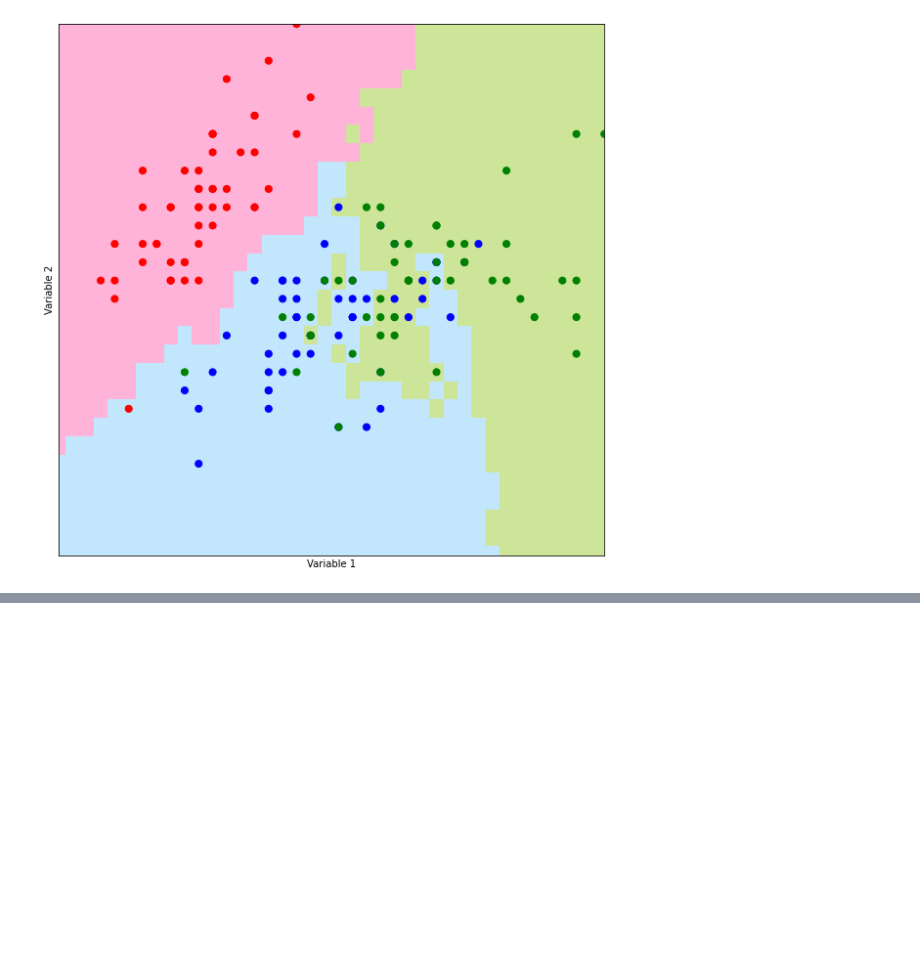
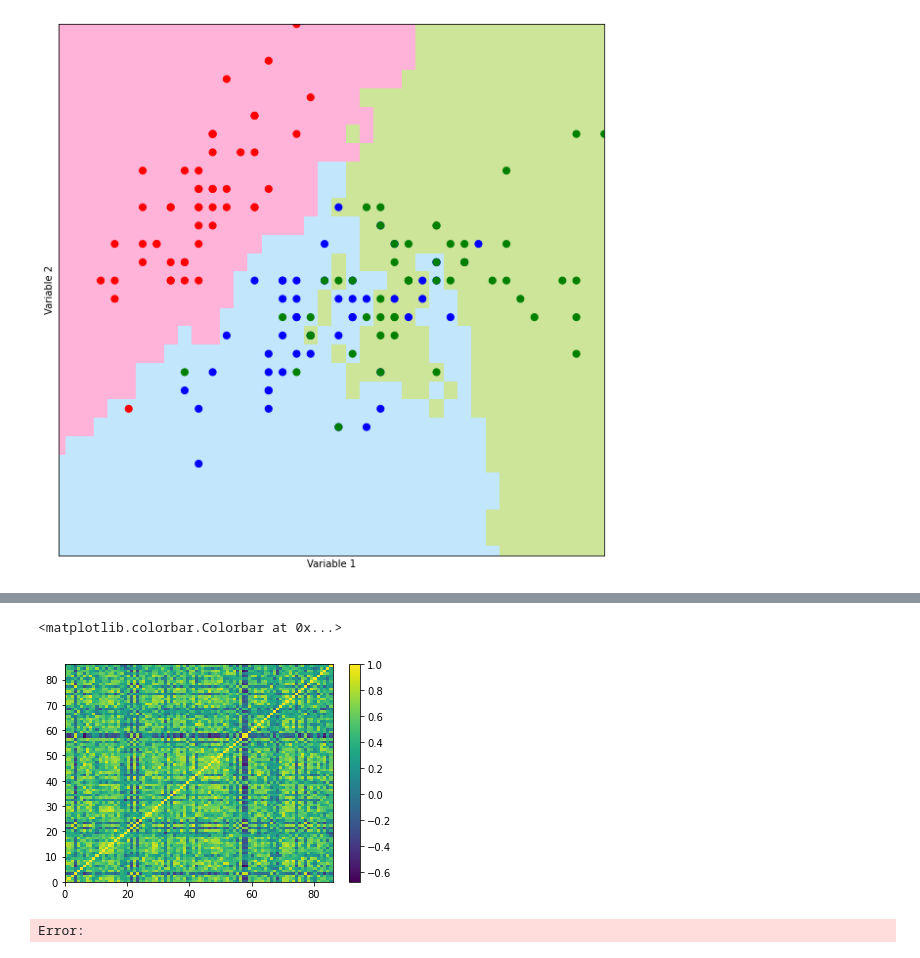
Before and after one commit to samuelatuma1/PythonForRx, a Jupyter notebook: case_studies.ipynb, the cells around one changed output, grey strips where cells are left out. Cells and saved outputs as stored; diff of their text form; code cells hidden in the pictures; blank space fills up the shorter version.

```diff
--- a/case_studies.ipynb
+++ b/case_studies.ipynb
@@ -680,0 +979,33 @@ plot_prediction_grid(x_points, y_points, prediction_grid)
+# %%
+# We can also plot the correlation of the whiskies using the transpose of the matrix
+whisky_corr = pd.DataFrame.corr(flavours.transpose())
+plt.pcolor(whisky_corr)
+plt.colorbar()
+# %% [output]
+<matplotlib.colorbar.Colorbar at 0x...>
+[figure, added]
+# %%
+# Dijkstra's algorithm Project
+
+roads = {}
+
+def add_routes(start, end, dist):
+    if start not in roads:
+        roads[start] = {}
+
+    if end not in roads:
+        roads[end] = {}
+
+    roads[start][end] = dist
+
+add_routes('a', 'b', 7)
+add_routes('a', 'c', 1)
+add_routes('b', 'e', 2)
+add_routes('c', 'd', 3)
+add_routes('d', 'e', 1)
+add_routes('d', 'f', 8)
+add_routes('e', 'f', 4)
+add_routes('e', 'g', 1)
+roads
+# %% [output]
+Error:
```
Also changed, not shown: parts of 24 cells of this notebook, 1 other file.
